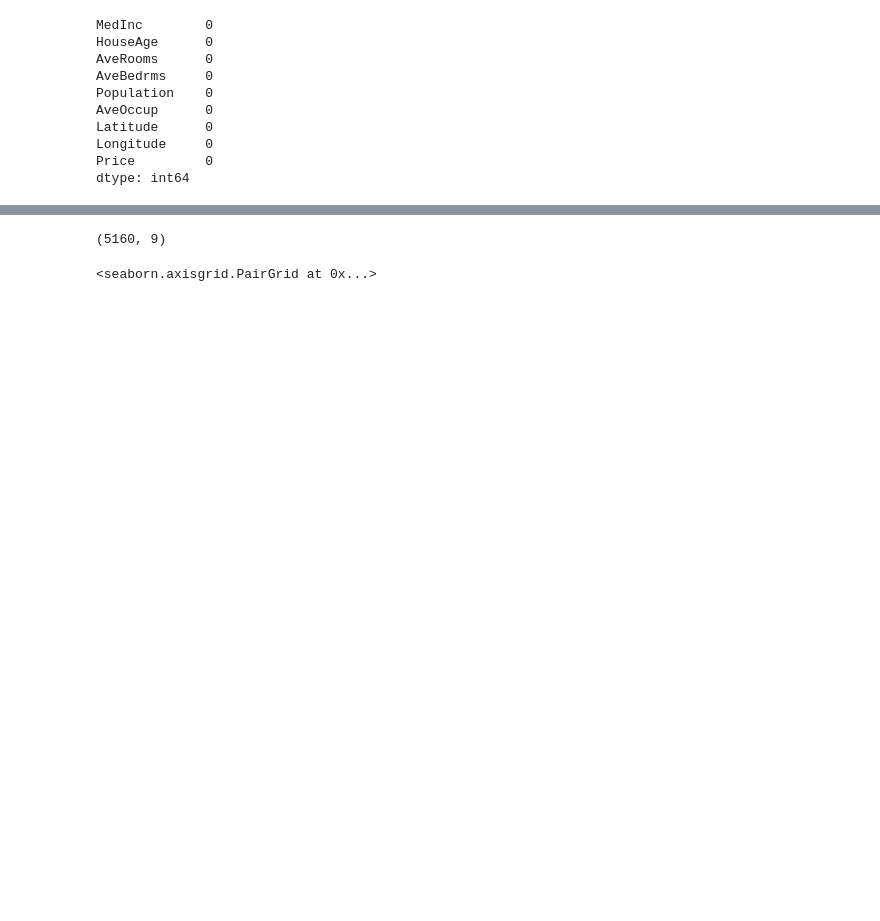
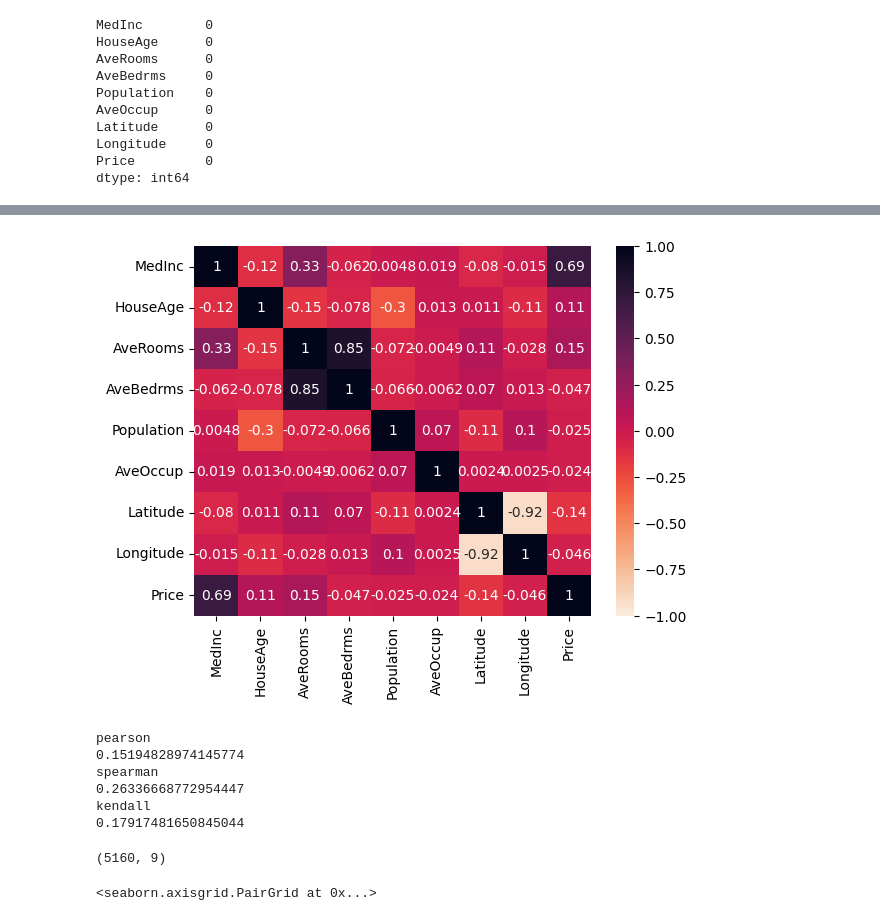
Before and after one commit to demohari/test1, a Jupyter notebook: Linear_Regression.ipynb, the cells around one changed output, grey strips where cells are left out. Cells and saved outputs as stored; diff of their text form; code cells hidden in the pictures; blank space fills up the shorter version.

```diff
--- a/Linear_Regression.ipynb
+++ b/Linear_Regression.ipynb
@@ -110,3 +154,27 @@ dtype: int64
+# %%
+import seaborn as sns
+import matplotlib.pyplot as plt
+plt.Figure(figsize=(15,15))
+sns.heatmap(df.corr(), vmin=-1, vmax=1,
+annot=True,cmap="rocket_r")
+plt.show()
+# %% [output]
+[figure, added]
+# %%
+#import scipy.stats as stats
+print("pearson")
+print(df['AveRooms'].corr(df['Price'], method='pearson'))
+print("spearman")
+print(df['AveRooms'].corr(df['Price'], method='spearman'))
+print("kendall")
+print(df['AveRooms'].corr(df['Price'], method='kendall'))
+# %% [output]
+pearson
+0.15194828974145774
+spearman
+0.26336668772954447
+kendall
+0.17917481650845044
 # %%
 import seaborn as sns
 # %%
```
Also changed, not shown: parts of 10 cells of this notebook, 2 other files.
